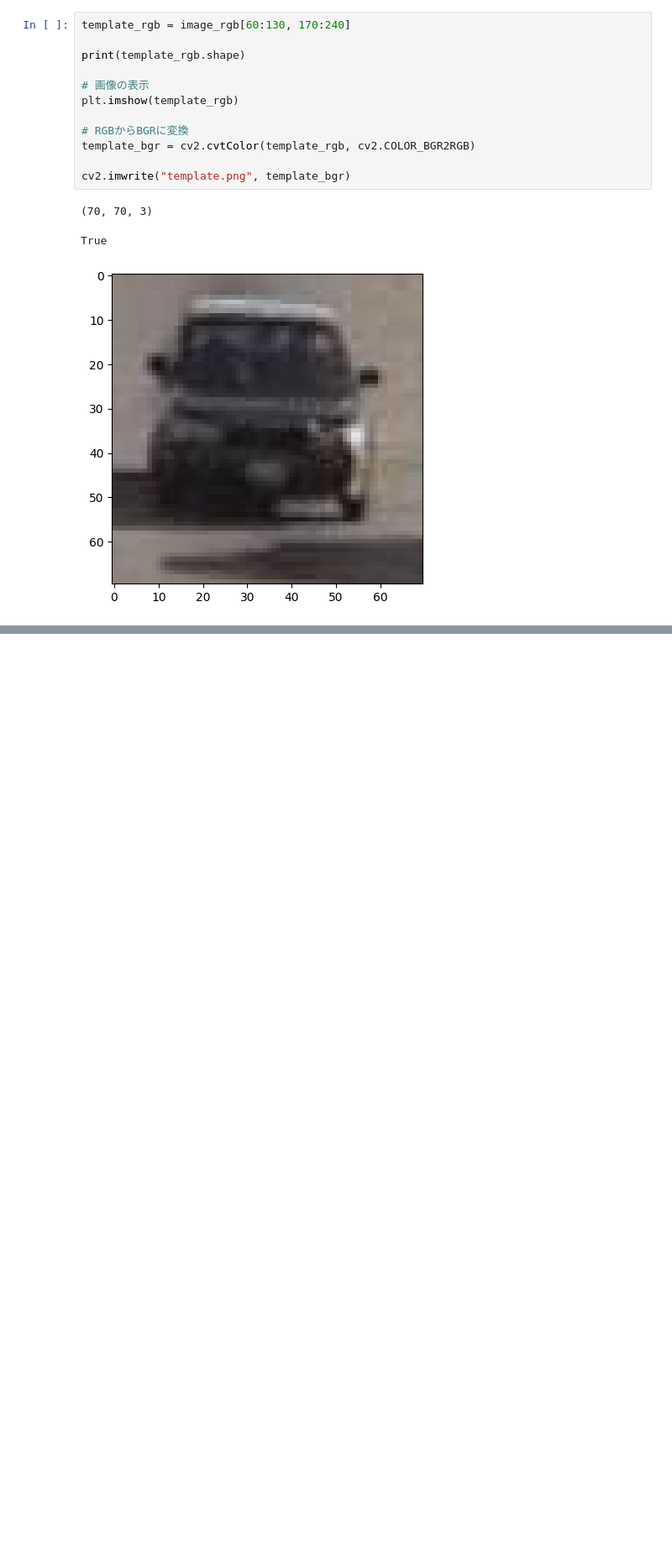
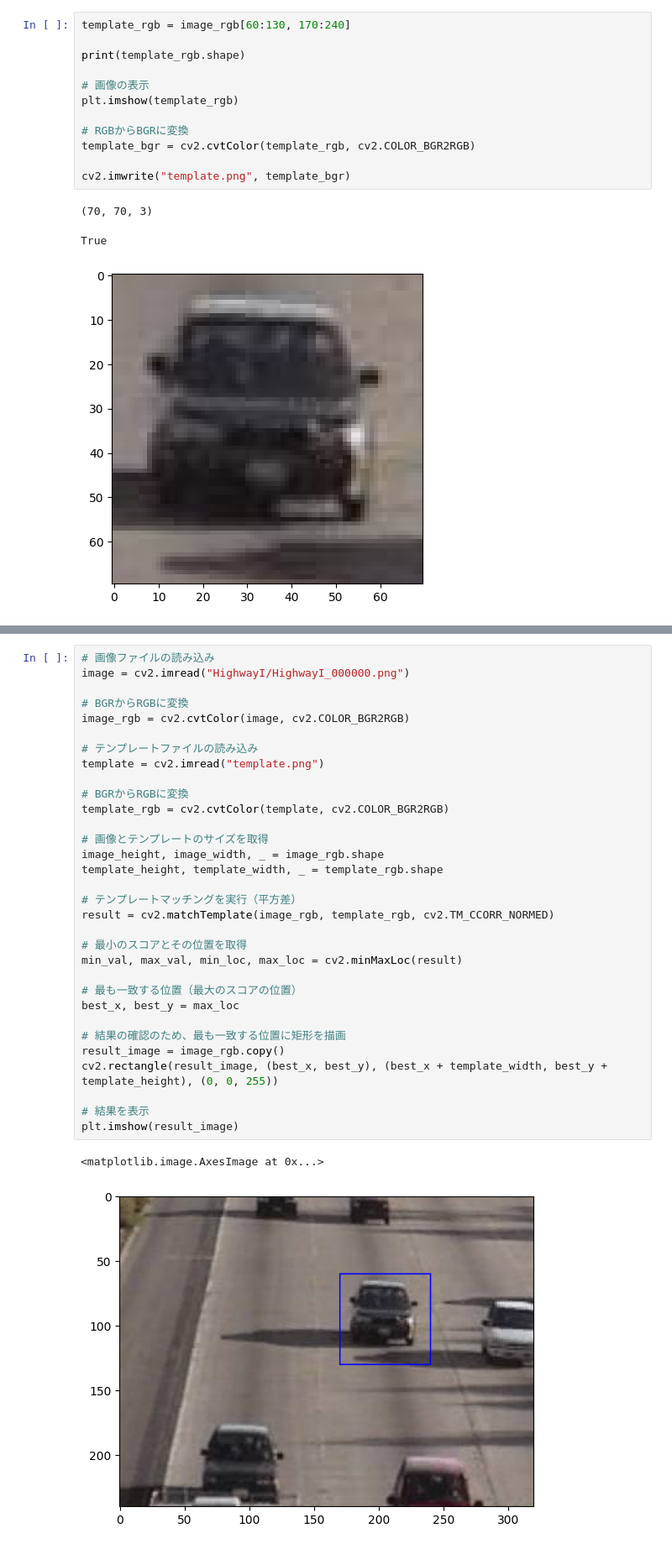
Before and after one commit to naoto-github/ComputerGraphics-NCU, a Jupyter notebook: 7/kadai.ipynb, the cells around one changed output, grey strips where cells are left out. Shown at 84% size. Saved outputs shown, nothing was run; the diff lists cells and outputs as text; blank space fills up the shorter version.

```diff
--- a/7/kadai.ipynb
+++ b/7/kadai.ipynb
@@ -32,0 +76,35 @@ True
+# %%
+# 画像ファイルの読み込み
+image = cv2.imread("HighwayI/HighwayI_000000.png")
+
+# BGRからRGBに変換
+image_rgb = cv2.cvtColor(image, cv2.COLOR_BGR2RGB)
+
+# テンプレートファイルの読み込み
+template = cv2.imread("template.png")
+
+# BGRからRGBに変換
+template_rgb = cv2.cvtColor(template, cv2.COLOR_BGR2RGB)
+
+# 画像とテンプレートのサイズを取得
+image_height, image_width, _ = image_rgb.shape
+template_height, template_width, _ = template_rgb.shape
+
+# テンプレートマッチングを実行（平方差）
+result = cv2.matchTemplate(image_rgb, template_rgb, cv2.TM_CCORR_NORMED)
+
+# 最小のスコアとその位置を取得
+min_val, max_val, min_loc, max_loc = cv2.minMaxLoc(result)
+
+# 最も一致する位置（最大のスコアの位置）
+best_x, best_y = max_loc
+
+# 結果の確認のため、最も一致する位置に矩形を描画
+result_image = image_rgb.copy()
+cv2.rectangle(result_image, (best_x, best_y), (best_x + template_width, best_y + template_height), (0, 0, 255))
+
+# 結果を表示
+plt.imshow(result_image)
+# %% [output]
+<matplotlib.image.AxesImage at 0x...>
+[figure, added]
```
Also changed, not shown: parts of 20 cells of this notebook.
